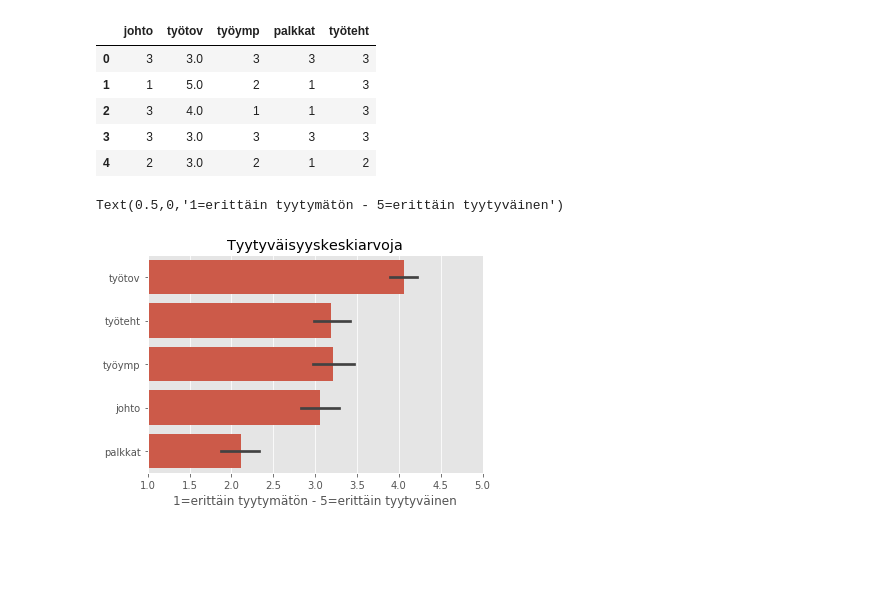
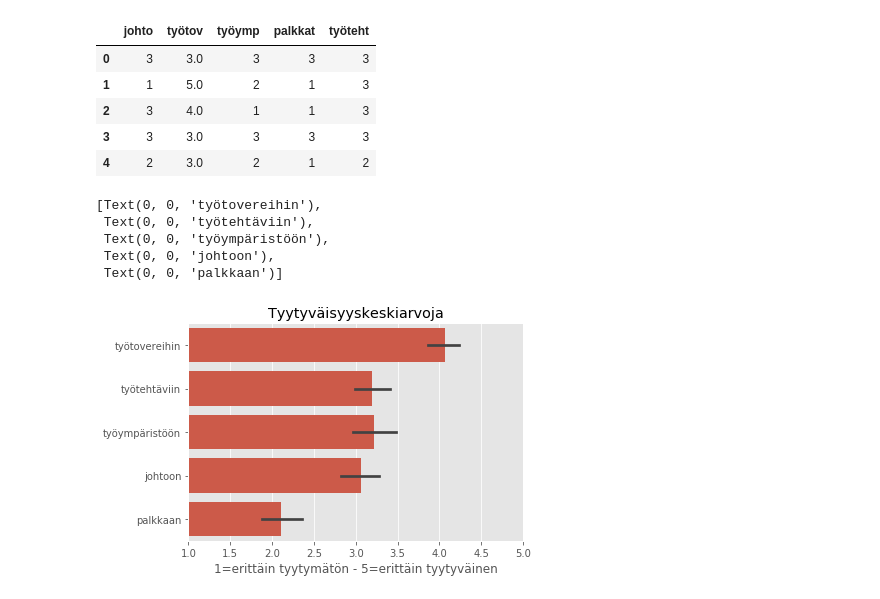
Before and after one commit to taanila/tilastoapu, a Jupyter notebook: kuviot2.ipynb, the cells around one changed output. Cells and saved outputs as stored; diff of their text form; code cells hidden in the pictures; blank space fills up the shorter version.

```diff
--- a/kuviot2.ipynb
+++ b/kuviot2.ipynb
@@ -86,10 +145,20 @@ df1.head()
 | 3 | 3 | 3.0 | 3 | 3 | 3 |
 | 4 | 2 | 3.0 | 2 | 1 | 2 |
 # %%
-ax=sns.barplot(data=df1, orient='h', color='C0', order=['työtov','työteht','työymp','johto','palkkat'])
-ax.set_xlim(1, 5)
-ax.set_title('Tyytyväisyyskeskiarvoja')
-ax.set_xlabel('1=erittäin tyytymätön - 5=erittäin tyytyväinen')
+#Esitän tyytyväisyyskeskiarvot:
+ax4 = sns.barplot(data=df1, orient='h', color='C0',
+                 order=['työtov','työteht','työymp','johto','palkkat'])
+
+#Skaalaan asteikon mielipideasteikon mukaiseksi:
+ax4.set_xlim(1, 5)
+
+ax4.set_title('Tyytyväisyyskeskiarvoja')
+ax4.set_xlabel('1=erittäin tyytymätön - 5=erittäin tyytyväinen')
+ax4.set_yticklabels(['työtovereihin','työtehtäviin','työympäristöön','johtoon','palkkaan'])
 # %% [output]
-Text(0.5,0,'1=erittäin tyytymätön - 5=erittäin tyytyväinen')
+[Text(0, 0, 'työtovereihin'),
+ Text(0, 0, 'työtehtäviin'),
+ Text(0, 0, 'työympäristöön'),
+ Text(0, 0, 'johtoon'),
+ Text(0, 0, 'palkkaan')]
-[figure, old version]
+[figure, new version]
```
Also changed, not shown: parts of 18 cells of this notebook.
